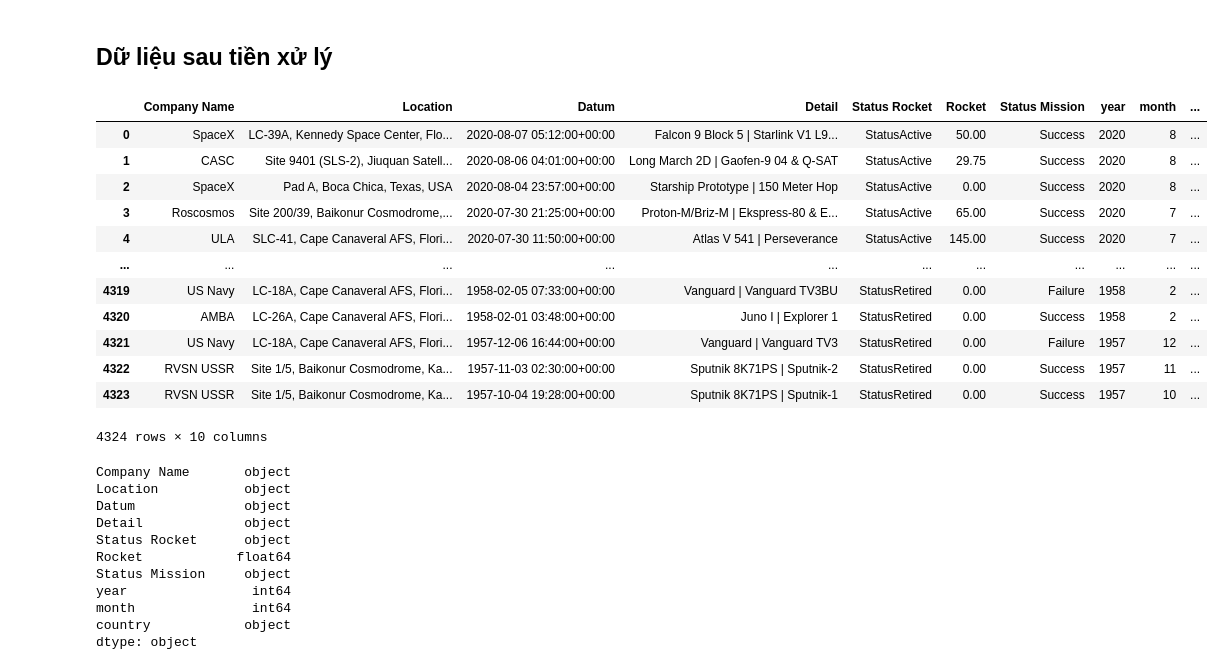
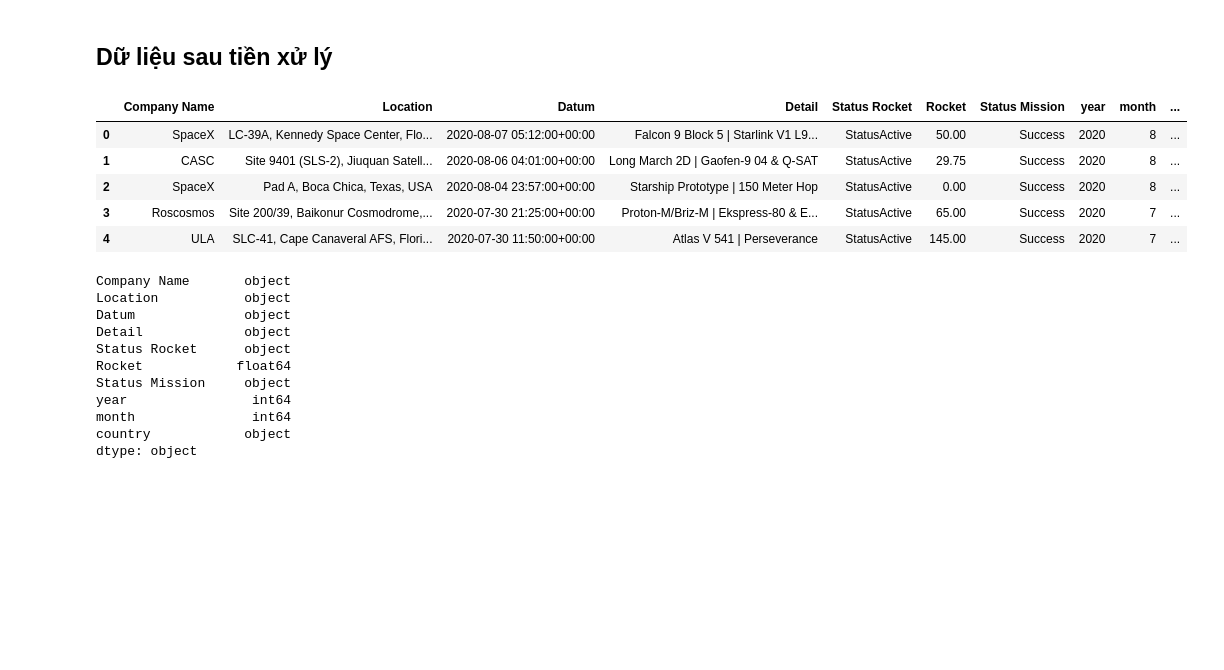
Before and after one commit to TranPhu1999/DH-LTKHDL-CK, a Jupyter notebook: 1712664-TranDucPhu_space.ipynb, the cells around one changed output. Drawn from its saved outputs; the diff is of its cells as text; code cells hidden in the pictures; blank space fills up the shorter version.

```diff
--- a/1712664-TranDucPhu_space.ipynb
+++ b/1712664-TranDucPhu_space.ipynb
@@ -183,21 +183,14 @@ See the caveats in the documentation: https://pandas.pydata.org/pandas-docs/stab
 # %% [markdown]
 ## Dữ liệu sau tiền xử lý
 # %%
-spaceLaunch_df
+spaceLaunch_df.head(5)
 # %% [output]
 |  | Company Name | Location | Datum | Detail | Status Rocket | Rocket | Status Mission | year | month | ... |
 | 0 | SpaceX | LC-39A, Kennedy Space Center, Flo... | 2020-08-07 05:12:00+00:00 | Falcon 9 Block 5 | Starlink V1 L9... | StatusActive | 50.00 | Success | 2020 | 8 | ... |
 | 1 | CASC | Site 9401 (SLS-2), Jiuquan Satell... | 2020-08-06 04:01:00+00:00 | Long March 2D | Gaofen-9 04 & Q-SAT | StatusActive | 29.75 | Success | 2020 | 8 | ... |
 | 2 | SpaceX | Pad A, Boca Chica, Texas, USA | 2020-08-04 23:57:00+00:00 | Starship Prototype | 150 Meter Hop | StatusActive | 0.00 | Success | 2020 | 8 | ... |
 | 3 | Roscosmos | Site 200/39, Baikonur Cosmodrome,... | 2020-07-30 21:25:00+00:00 | Proton-M/Briz-M | Ekspress-80 & E... | StatusActive | 65.00 | Success | 2020 | 7 | ... |
 | 4 | ULA | SLC-41, Cape Canaveral AFS, Flori... | 2020-07-30 11:50:00+00:00 | Atlas V 541 | Perseverance | StatusActive | 145.00 | Success | 2020 | 7 | ... |
-| ... | ... | ... | ... | ... | ... | ... | ... | ... | ... | ... |
-| 4319 | US Navy | LC-18A, Cape Canaveral AFS, Flori... | 1958-02-05 07:33:00+00:00 | Vanguard | Vanguard TV3BU | StatusRetired | 0.00 | Failure | 1958 | 2 | ... |
-| 4320 | AMBA | LC-26A, Cape Canaveral AFS, Flori... | 1958-02-01 03:48:00+00:00 | Juno I | Explorer 1 | StatusRetired | 0.00 | Success | 1958 | 2 | ... |
-| 4321 | US Navy | LC-18A, Cape Canaveral AFS, Flori... | 1957-12-06 16:44:00+00:00 | Vanguard | Vanguard TV3 | StatusRetired | 0.00 | Failure | 1957 | 12 | ... |
-| 4322 | RVSN USSR | Site 1/5, Baikonur Cosmodrome, Ka... | 1957-11-03 02:30:00+00:00 | Sputnik 8K71PS | Sputnik-2 | StatusRetired | 0.00 | Success | 1957 | 11 | ... |
-| 4323 | RVSN USSR | Site 1/5, Baikonur Cosmodrome, Ka... | 1957-10-04 19:28:00+00:00 | Sputnik 8K71PS | Sputnik-1 | StatusRetired | 0.00 | Success | 1957 | 10 | ... |
-4324 rows × 10 columns
 # %%
 spaceLaunch_df.dtypes
 # %% [output]
```
Also changed, not shown: parts of 24 cells of this notebook.
